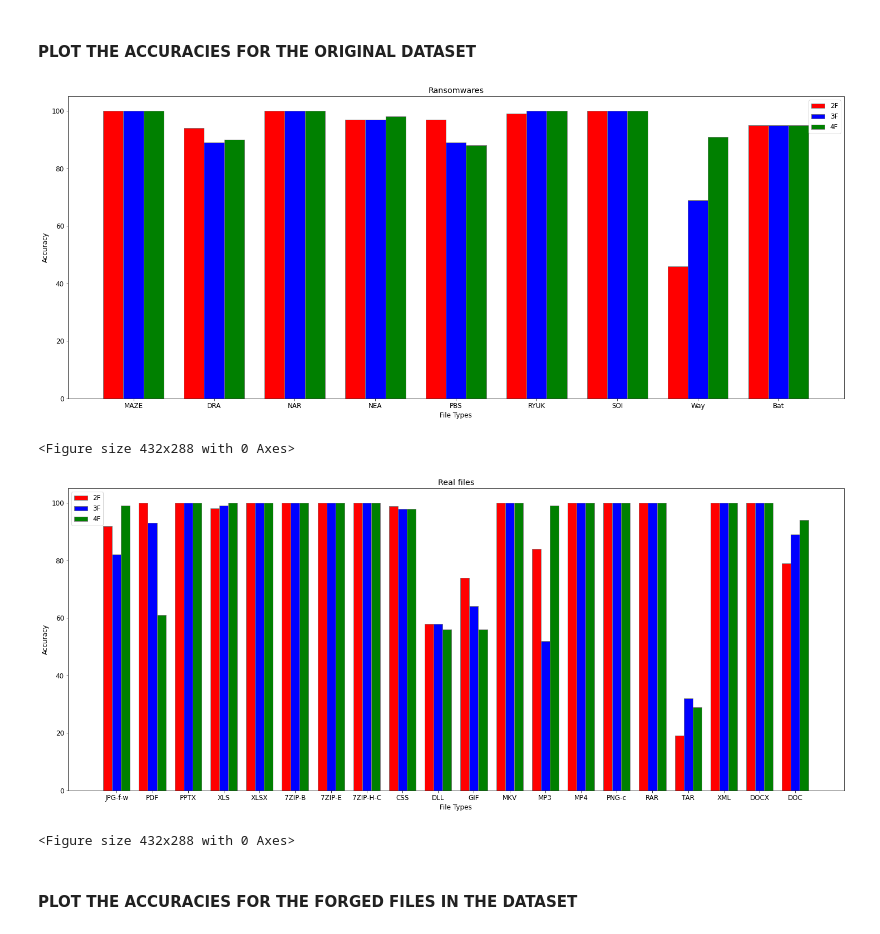
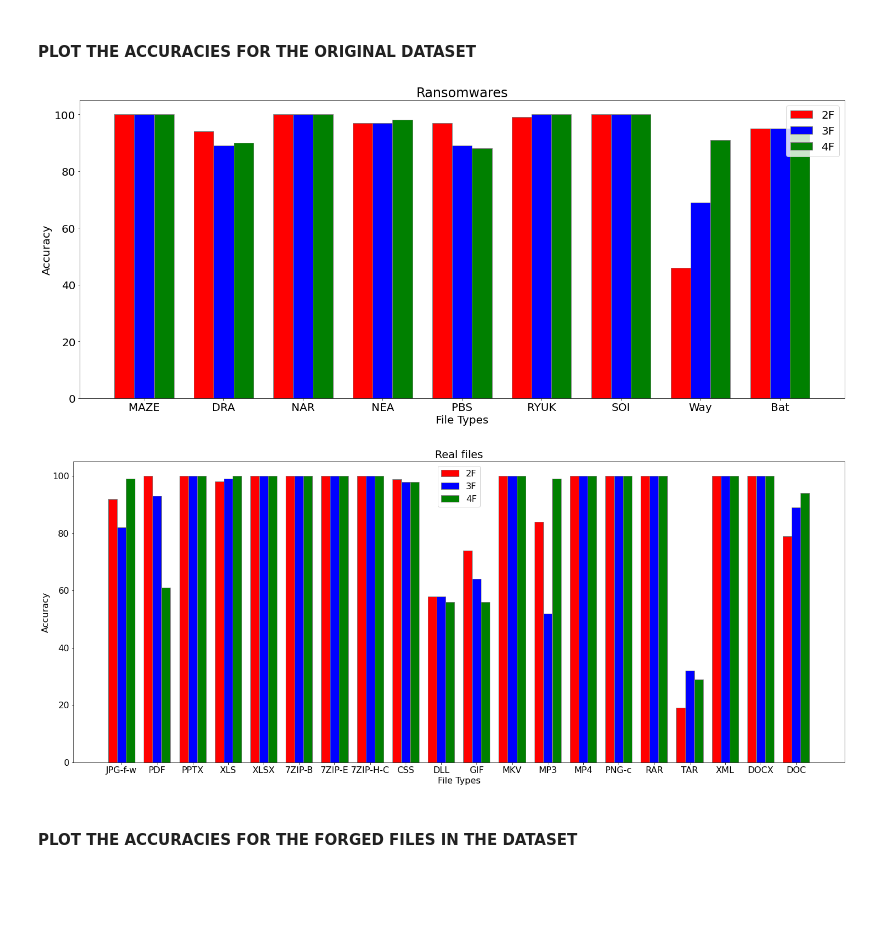
Before and after one commit to gomitolof/DAA-for-Ransomware-detection, a Jupyter notebook: models_mix/best_models.ipynb, the cells around one changed output. Drawn from its saved outputs; the diff is of its cells as text; code cells hidden in the pictures; blank space fills up the shorter version.

```diff
--- a/models_mix/best_models.ipynb
+++ b/models_mix/best_models.ipynb
@@ -1555,12 +1555,12 @@ plt.show()
 # %% [output]
 [figure]
 # %%
-plt.rcParams.update({'font.size': 12})
+plt.rcParams.update({'font.size': 14})
 plt.figure(figsize=(9,7))
 plt.title("Accuracy with l-e-h")
 plt.xlabel("File Types")
 plt.ylabel("Accuracy")
-barWidth = 0.25
+barWidth = 0.20
 br1 = np.arange(len(short_paths[27:36]))
 br2 = [x + barWidth for x in br1]
 br3 = [x + barWidth for x in br2]
@@ -1570,9 +1570,11 @@ plt.bar(br2, acc_2F_mix[9:18], tick_label = short_paths[27:36], width=barWidth,
 plt.bar(br3, acc_3F_mix[9:18], tick_label = short_paths[27:36], width=barWidth, color='blue', edgecolor ='grey', label ='3F')
 plt.bar(br4, acc_4F_mix[9:18], tick_label = short_paths[27:36], width=barWidth, color='green', edgecolor ='grey', label ='4F')
 plt.xticks([r + barWidth for r in range(len(short_paths[27:36]))],short_paths[27:36])
+plt.ylim([-0.1, 105])
 plt.legend()
+plt.savefig('../Img/acc_l-e-h_bars.pdf')
 plt.show()
-plt.savefig('../Img/acc_l-e-h_bars.pdf')
+
 
 ### OLD VERSION ###
 # plt.plot(short_paths[9:18], acc_DAA_mix[9:18], marker='o', color="red", label="Best DAA on org dataset")
@@ -1589,10 +1590,10 @@ plt.savefig('../Img/acc_l-e-h_bars.pdf')
 # %%
-plt.rcParams.update({'font.size': 12})
+plt.rcParams.update({'font.size': 14})
 plt.figure(figsize=(9,7))
 plt.title("Accuracy with r-c")
 plt.xlabel("File Types")
 plt.ylabel("Accuracy")
-barWidth = 0.25
+barWidth = 0.20
 br1 = np.arange(len(short_paths[27:36]))
 br2 = [x + barWidth for x in br1]
 br3 = [x + barWidth for x in br2]
@@ -1602,9 +1603,10 @@ plt.bar(br2, acc_2F_mix[0:9], tick_label = short_paths[27:36], width=barWidth, c
 plt.bar(br3, acc_3F_mix[0:9], tick_label = short_paths[27:36], width=barWidth, color='blue', edgecolor ='grey', label ='3F')
 plt.bar(br4, acc_4F_mix[0:9], tick_label = short_paths[27:36], width=barWidth, color='green', edgecolor ='grey', label ='4F')
 plt.xticks([r + barWidth for r in range(len(short_paths[27:36]))],short_paths[27:36])
+plt.ylim([-0.1, 105])
 plt.legend()
+plt.savefig('../Img/acc_r-c_bars.pdf')
 plt.show()
-plt.savefig('../Img/acc_r-c_bars.pdf')
 
 ### OLD VERSION ###
 # plt.plot(short_paths[0:9], acc_DAA_mix[0:9], marker='o', color="red", label="Best DAA on org dataset")
@@ -1656,7 +1657,7 @@ plt.show()
 #### PLOT THE ACCURACIES FOR THE ORIGINAL DATASET
 # %%
 #plot ransomwares
-plt.rcParams.update({'font.size': 12})
+plt.rcParams.update({'font.size': 20})
 plt.figure(figsize=(25,10))
 plt.title("Ransomwares")
 plt.xlabel("File Types")
@@ -1670,41 +1671,40 @@ plt.bar(br2, acc_3F_mix[27:36], tick_label = short_paths[27:36], width=barWidth,
 plt.bar(br3, acc_4F_mix[27:36], tick_label = short_paths[27:36], width=barWidth, color='green', edgecolor ='grey', label ='4F')
 plt.xticks([r + barWidth for r in range(len(short_paths[27:36]))],short_paths[27:36])
 plt.legend()
+plt.savefig('../Img/plot_acc_org_ransom_bars.pdf')
 plt.show()
-plt.savefig('../Img/plot_acc_org_ransom_bars.pdf')
 
 #plot normal files
-plt.rcParams.update({'font.size': 12})
+plt.rcParams.update({'font.size': 16})
 plt.figure(figsize=(25,10))
 plt.title("Real files")
 plt.xlabel("File Types")
 plt.ylabel("Accuracy")
 barWidth = 0.25
 br1 = np.arange(len(short_paths[36:]))
 br2 = [x + barWidth for x in br1]
 br3 = [x + barWidth for x in br2]
 plt.bar(br1, acc_2F_mix[36:], tick_label = short_paths[36:], width=barWidth, color='red', edgecolor ='grey', label ='2F')
 plt.bar(br2, acc_3F_mix[36:], tick_label = short_paths[36:], width=barWidth, color='blue', edgecolor ='grey', label ='3F')
 plt.bar(br3, acc_4F_mix[36:], tick_label = short_paths[36:], width=barWidth, color='green', edgecolor ='grey', label ='4F')
 plt.xticks([r + barWidth for r in range(len(short_paths[36:]))],short_paths[36:])
 plt.legend()
+plt.savefig('../Img/plot_acc_org_common_bars.pdf')
 plt.show()
-plt.savefig('../Img/plot_acc_org_common_bars.pdf')
+
 
 ### OLD VERSION ###
 #plt.plot(short_paths[27:], acc_DAA_mix[27:], marker='o', color="orange", label="Best DAA on mix dataset")
 # plt.plot(short_paths[27:], acc_2F_mix[27:], marker='o', color="red", label="Best 2F on mix dataset")
 # plt.plot(short_paths[27:], acc_3F_mix[27:], marker='o', color="blue", label="Best 3F on mix dataset")
 # plt.plot(short_paths[27:], acc_4F_mix[27:], marker='o', color="green", label="Best 4F on mix dataset")
 # plt.ylim([0, 100])
 # plt.legend()
 
 #plt.savefig('../Img/plot_acc_org.pdf')
 # %% [output]
-[figure, old version]
+[figure, new version]
-<Figure size 432x288 with 0 Axes>
-[figure, old version]
+[figure, new version]
-<Figure size 432x288 with 0 Axes>
 # %% [markdown]
 #### PLOT THE ACCURACIES FOR THE FORGED FILES IN THE DATASET
 # %%
```
Also changed, not shown: parts of 2 cells of this notebook, 4 other files.
